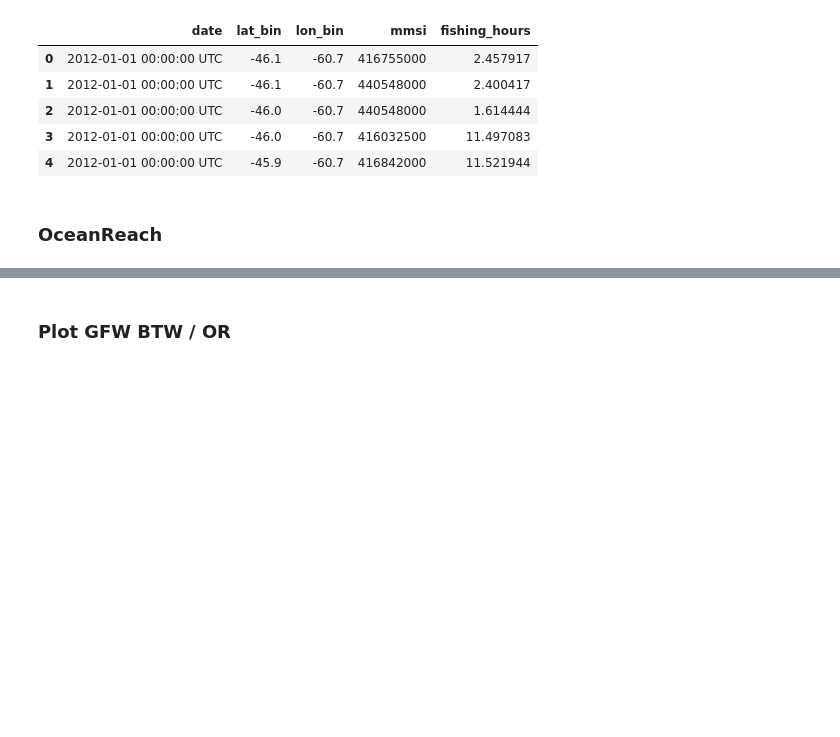
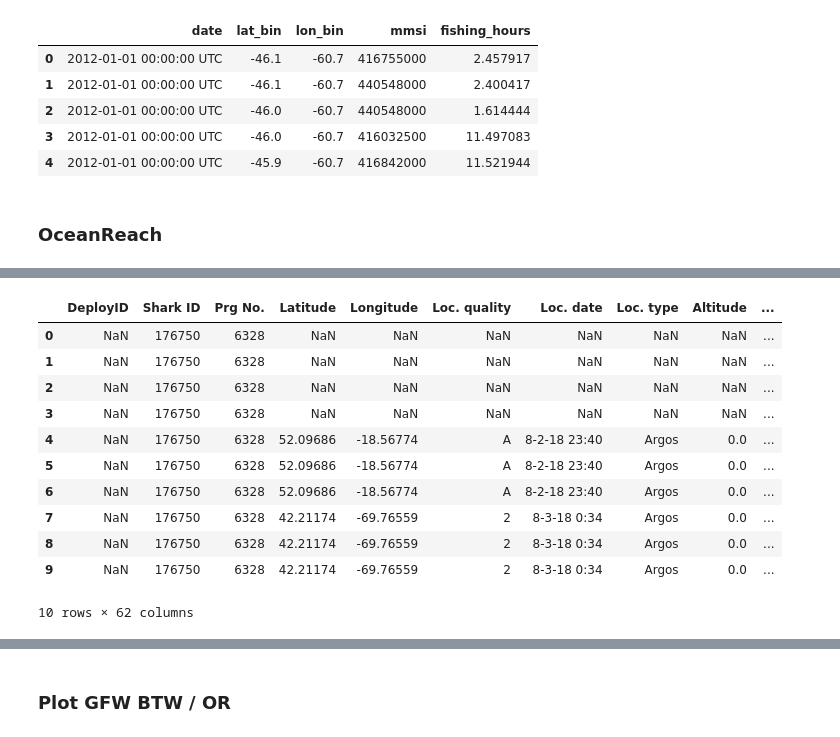
Before and after one commit to aionthebeach/ocean-maps, a Jupyter notebook: Maps_GFW_BTW_OR.ipynb, the cells around one changed output, grey strips where cells are left out. Saved outputs shown, nothing was run; the diff lists cells and outputs as text; code cells hidden in the pictures; blank space fills up the shorter version.

```diff
--- a/Maps_GFW_BTW_OR.ipynb
+++ b/Maps_GFW_BTW_OR.ipynb
@@ -47,3 +50,22 @@ All_Animals_Oceanreach.head()
 | 2 | 1 | 2012-03-16 20:15:40 | 3 | -34.138 | 22.200 | 16 March 2012 8:15:40 PM +0900 | White Shark (Carcharodon carcharias) | 9 | 1331928940 |
 | 3 | 1 | 2012-03-16 23:09:05 | 4 | -34.192 | 22.228 | 16 March 2012 11:09:05 PM +0900 | White Shark (Carcharodon carcharias) | 9 | 1331939345 |
 | 4 | 1 | 2012-03-17 0:36:43 | 5 | -34.204 | 22.239 | 17 March 2012 12:36:43 AM +0900 | White Shark (Carcharodon carcharias) | 9 | 1331944603 |
+# %%
+import pandas as pd
+import numpy as np
+
+Beneath_The_Waves_Sensor = pd.read_csv('Beneath_The_Waves/Beneath_The_Waves.csv').dropna(how='all')
+Beneath_The_Waves_Sensor.head(10)
+# %% [output]
+|  | DeployID | Shark ID | Prg No. | Latitude | Longitude | Loc. quality | Loc. date | Loc. type | Altitude | ... |
+| 0 | NaN | 176750 | 6328 | NaN | NaN | NaN | NaN | NaN | NaN | ... |
+| 1 | NaN | 176750 | 6328 | NaN | NaN | NaN | NaN | NaN | NaN | ... |
+| 2 | NaN | 176750 | 6328 | NaN | NaN | NaN | NaN | NaN | NaN | ... |
+| 3 | NaN | 176750 | 6328 | NaN | NaN | NaN | NaN | NaN | NaN | ... |
+| 4 | NaN | 176750 | 6328 | 52.09686 | -18.56774 | A | 8-2-18 23:40 | Argos | 0.0 | ... |
+| 5 | NaN | 176750 | 6328 | 52.09686 | -18.56774 | A | 8-2-18 23:40 | Argos | 0.0 | ... |
+| 6 | NaN | 176750 | 6328 | 52.09686 | -18.56774 | A | 8-2-18 23:40 | Argos | 0.0 | ... |
+| 7 | NaN | 176750 | 6328 | 42.21174 | -69.76559 | 2 | 8-3-18 0:34 | Argos | 0.0 | ... |
+| 8 | NaN | 176750 | 6328 | 42.21174 | -69.76559 | 2 | 8-3-18 0:34 | Argos | 0.0 | ... |
+| 9 | NaN | 176750 | 6328 | 42.21174 | -69.76559 | 2 | 8-3-18 0:34 | Argos | 0.0 | ... |
+10 rows × 62 columns
```
Also changed, not shown: parts of 5 cells of this notebook, 1 other file.
